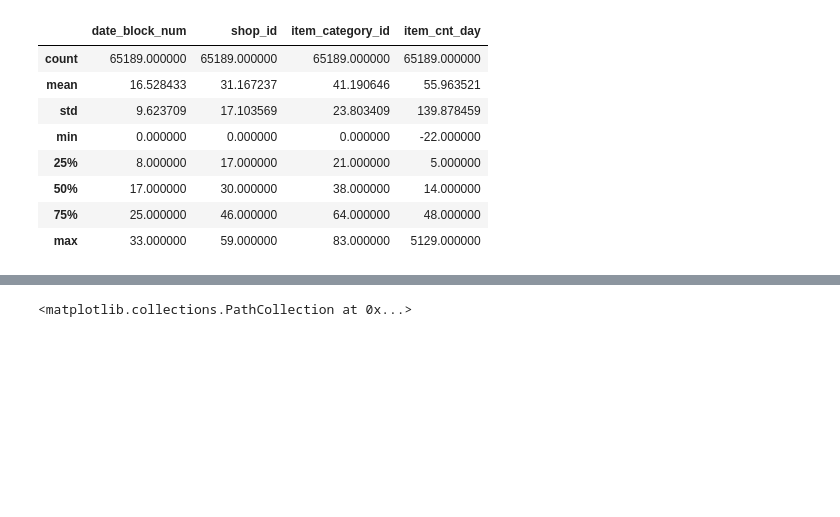
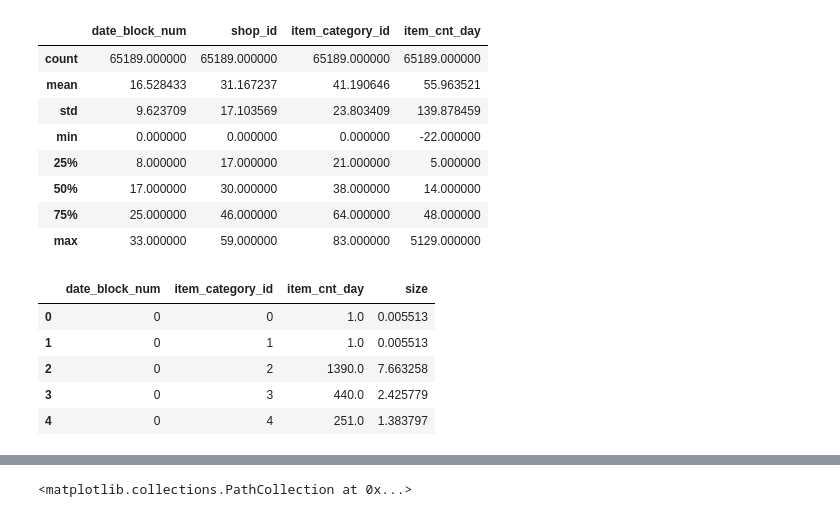
Before and after one commit to mortennp/mooc, a Jupyter notebook: NRUHSE_AdvML/Competetive DS/FinalProject/EDA.ipynb, the cells around one changed output, grey strips where cells are left out. Saved outputs shown, nothing was run; the diff lists cells and outputs as text; code cells hidden in the pictures; blank space fills up the shorter version.

```diff
--- a/NRUHSE_AdvML/Competetive DS/FinalProject/EDA.ipynb
+++ b/NRUHSE_AdvML/Competetive DS/FinalProject/EDA.ipynb
@@ -231,0 +238,9 @@ grouped.describe()
+# %%
+categories_by_time.head()
+# %% [output]
+|  | date_block_num | item_category_id | item_cnt_day | size |
+| 0 | 0 | 0 | 1.0 | 0.005513 |
+| 1 | 0 | 1 | 1.0 | 0.005513 |
+| 2 | 0 | 2 | 1390.0 | 7.663258 |
+| 3 | 0 | 3 | 440.0 | 2.425779 |
+| 4 | 0 | 4 | 251.0 | 1.383797 |
```
Also changed, not shown: parts of 4 cells of this notebook, 1 other file.
